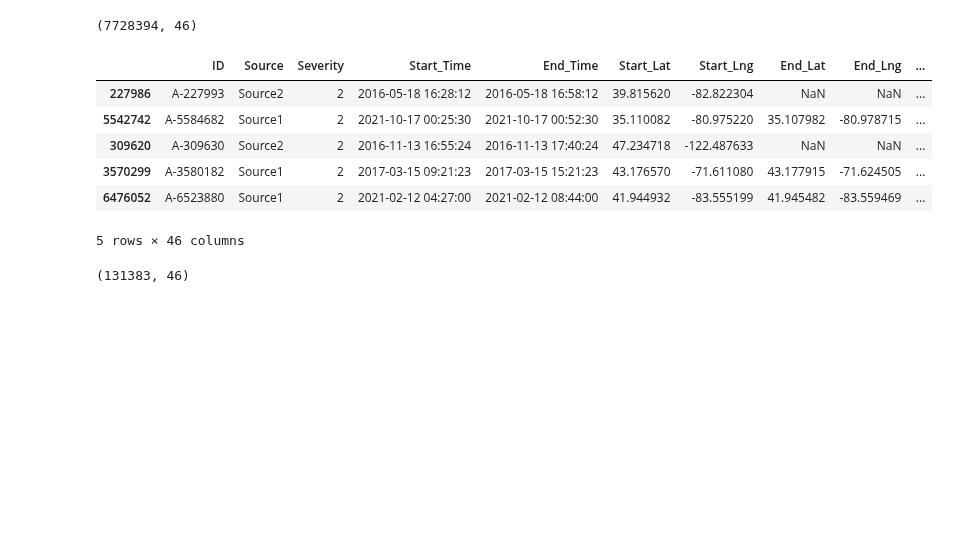
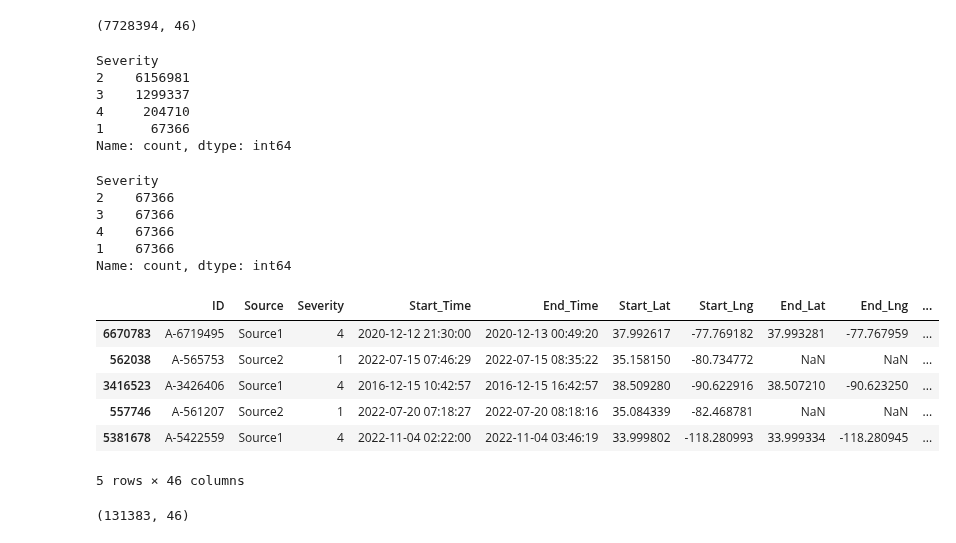
Before and after one commit to henry-bao/paml-final-project, a Jupyter notebook: src/data_sampling.ipynb, the cells around one changed output. Saved outputs shown, nothing was run; the diff lists cells and outputs as text; code cells hidden in the pictures; blank space fills up the shorter version.

Commit message:
undersampled data

```diff
--- a/src/data_sampling.ipynb
+++ b/src/data_sampling.ipynb
@@ -16,27 +17,54 @@ df.head()
 df.shape
 # %% [output]
 (7728394, 46)
+# %%
+severity_distribution = df['Severity'].value_counts()
+severity_distribution
+# %% [output]
+Severity
+2    6156981
+3    1299337
+4     204710
+1      67366
+Name: count, dtype: int64
+# %%
+target_size = severity_distribution.min()
+
+def undersample(df, severity, target_size):
+    subset = df[df['Severity'] == severity]
+    return resample(subset, replace=False, n_samples=target_size, random_state=42)
+
+undersampled_df = pd.concat([undersample(df, severity, target_size) for severity in severity_distribution.index])
+undersampled_distribution = undersampled_df['Severity'].value_counts()
+undersampled_distribution
+# %% [output]
+Severity
+2    67366
+3    67366
+4    67366
+1    67366
+Name: count, dtype: int64
 # %%
 # shrink df size to 50mb for testing
-sample_df = df.sample(frac=0.017, random_state=10)
+sample_df = undersampled_df.sample(frac=0.5, random_state=10)
 
 # fix datetime type
 sample_df['Start_Time'] = sample_df['Start_Time'].str.replace(r'\.\d+', '', regex=True)
 sample_df['End_Time'] = sample_df['End_Time'].str.replace(r'\.\d+', '', regex=True)
 sample_df['Start_Time'] = pd.to_datetime(sample_df['Start_Time'])
 sample_df['End_Time'] = pd.to_datetime(sample_df['End_Time'])
 sample_df['Weather_Timestamp'] = pd.to_datetime(sample_df['Weather_Timestamp'])
 
 # save to csv
-sample_df.to_csv('../data/US_Accidents_March23_sample.csv', index=False)
+sample_df.to_csv('../data/US_Accidents_March23_undersample.csv', index=False)
 sample_df.head()
 # %% [output]
 |  | ID | Source | Severity | Start_Time | End_Time | Start_Lat | Start_Lng | End_Lat | End_Lng | ... |
-| 227986 | A-227993 | Source2 | 2 | 2016-05-18 16:28:12 | 2016-05-18 16:58:12 | 39.815620 | -82.822304 | NaN | NaN | ... |
-| 5542742 | A-5584682 | Source1 | 2 | 2021-10-17 00:25:30 | 2021-10-17 00:52:30 | 35.110082 | -80.975220 | 35.107982 | -80.978715 | ... |
-| 309620 | A-309630 | Source2 | 2 | 2016-11-13 16:55:24 | 2016-11-13 17:40:24 | 47.234718 | -122.487633 | NaN | NaN | ... |
-| 3570299 | A-3580182 | Source1 | 2 | 2017-03-15 09:21:23 | 2017-03-15 15:21:23 | 43.176570 | -71.611080 | 43.177915 | -71.624505 | ... |
-| 6476052 | A-6523880 | Source1 | 2 | 2021-02-12 04:27:00 | 2021-02-12 08:44:00 | 41.944932 | -83.555199 | 41.945482 | -83.559469 | ... |
+| 6670783 | A-6719495 | Source1 | 4 | 2020-12-12 21:30:00 | 2020-12-13 00:49:20 | 37.992617 | -77.769182 | 37.993281 | -77.767959 | ... |
+| 562038 | A-565753 | Source2 | 1 | 2022-07-15 07:46:29 | 2022-07-15 08:35:22 | 35.158150 | -80.734772 | NaN | NaN | ... |
+| 3416523 | A-3426406 | Source1 | 4 | 2016-12-15 10:42:57 | 2016-12-15 16:42:57 | 38.509280 | -90.622916 | 38.507210 | -90.623250 | ... |
+| 557746 | A-561207 | Source2 | 1 | 2022-07-20 07:18:27 | 2022-07-20 08:18:16 | 35.084339 | -82.468781 | NaN | NaN | ... |
+| 5381678 | A-5422559 | Source1 | 4 | 2022-11-04 02:22:00 | 2022-11-04 03:46:19 | 33.999802 | -118.280993 | 33.999334 | -118.280945 | ... |
 5 rows × 46 columns
 # %%
 # print sample rows and cols
```
Also changed, not shown: parts of 1 cell of this notebook, 7 other files.
